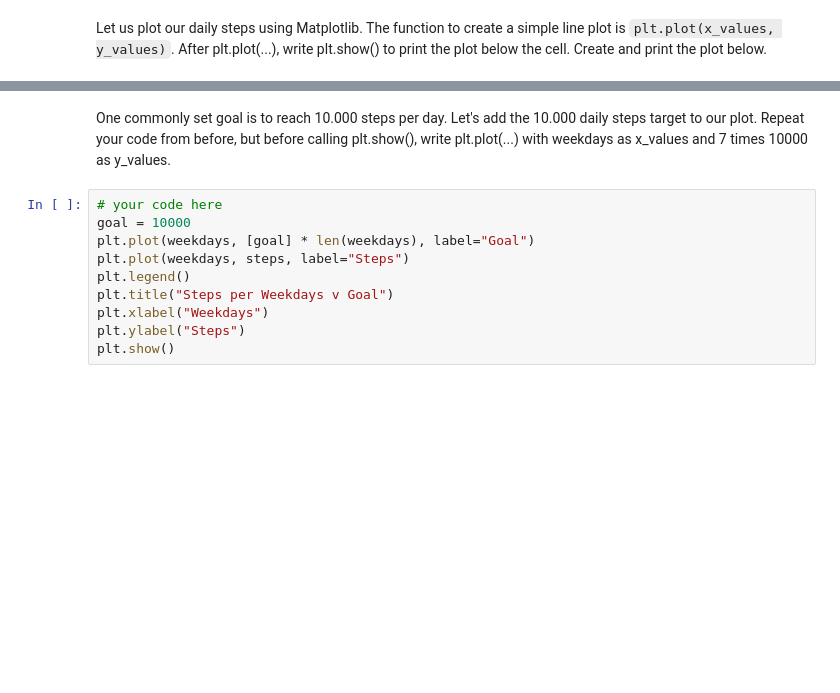
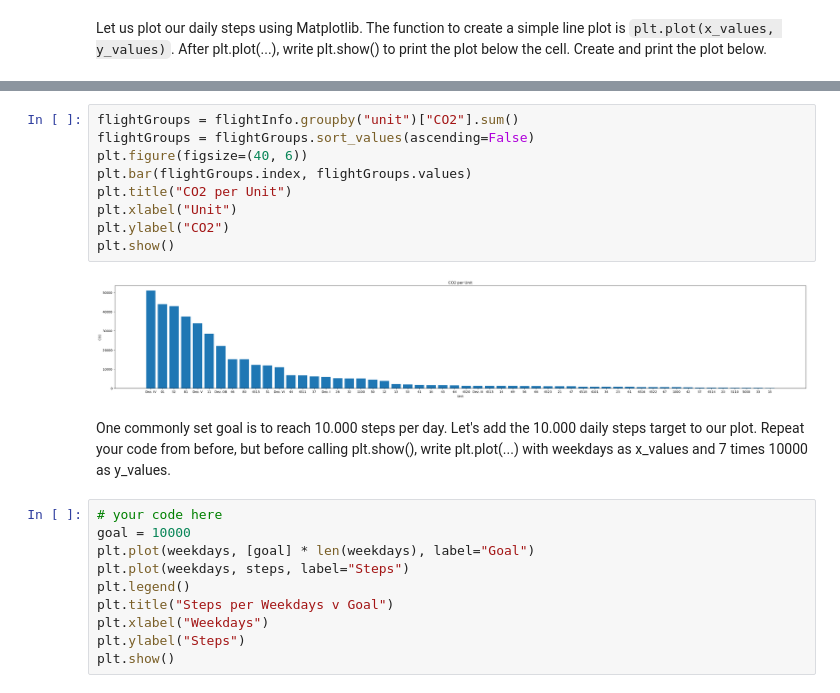
Before and after one commit to kbui-03/DSML_2025, a Jupyter notebook: 02_Workshops/WS_04_Visualization/DSML_WS_04_pre.ipynb, the cells around one changed output, grey strips where cells are left out. Saved outputs shown, nothing was run; the diff lists cells and outputs as text; blank space fills up the shorter version.

Commit message:
Cosmetic changes + Graph for flight data

```diff
--- a/02_Workshops/WS_04_Visualization/DSML_WS_04_pre.ipynb
+++ b/02_Workshops/WS_04_Visualization/DSML_WS_04_pre.ipynb
@@ -76,3 +96,14 @@ plt.show()
+# %%
+flightGroups = flightInfo.groupby("unit")["CO2"].sum()
+flightGroups = flightGroups.sort_values(ascending=False)
+plt.figure(figsize=(40, 6))
+plt.bar(flightGroups.index, flightGroups.values)
+plt.title("CO2 per Unit")
+plt.xlabel("Unit")
+plt.ylabel("CO2")
+plt.show()
+# %% [output]
+[figure, added]
 # %% [markdown]
 One commonly set goal is to reach 10.000 steps per day. Let's add the 10.000 daily steps target to our plot. Repeat your code from before, but before calling plt.show(), write plt.plot(...) with weekdays as x_values and 7 times 10000 as y_values.
 # %%
```
Also changed, not shown: parts of 4 cells of this notebook.
